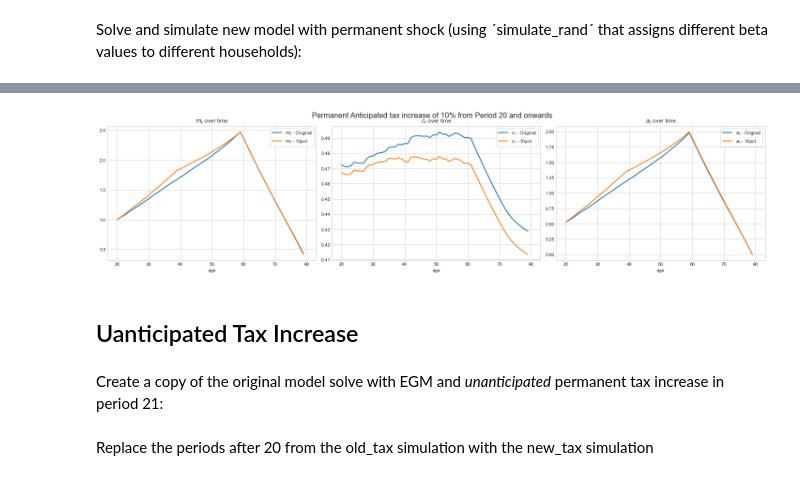
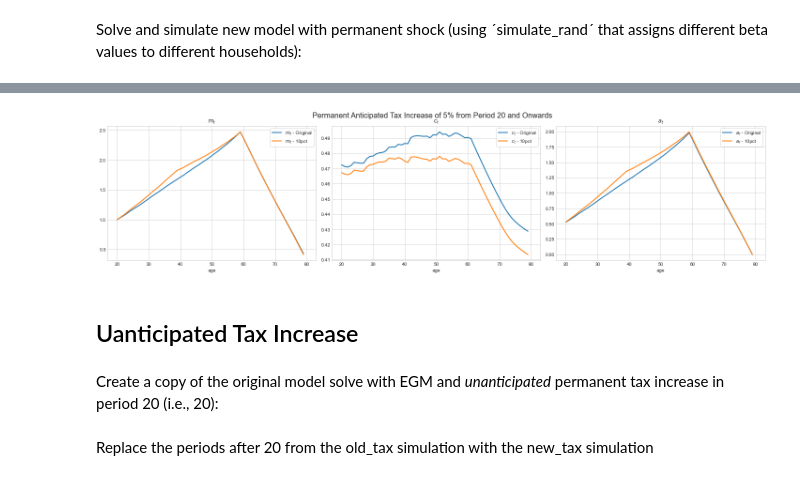
Before and after one commit to HansChristianPOLIT/LostInOptimization, a Jupyter notebook: Jeppe/01. BufferStockModel/01. BufferStockModel.ipynb, the cells around one changed output, grey strips where cells are left out. Cells and saved outputs as stored; diff of their text form; code cells hidden in the pictures.

```diff
--- a/Jeppe/01. BufferStockModel/01. BufferStockModel.ipynb
+++ b/Jeppe/01. BufferStockModel/01. BufferStockModel.ipynb
@@ -145,7 +147,7 @@ simvarlist = [('m','$m_t$'),
 fig, axs = plt.subplots(1, len(simvarlist), figsize=(20, 5))
 
 # add a title over the entire figure
-fig.suptitle("Transitory Anticipated tax increase of 5% in Period 20", fontsize=16)
+fig.suptitle("Transitory Anticipated Tax Increase of 5% in Period 20", fontsize=16)
 
 age = np.arange(par.T)
 
@@ -159,7 +161,7 @@ for i, (simvar, simvarlatex) in enumerate(simvarlist):
     axs[i].legend(frameon=True)
     axs[i].grid(True)
     axs[i].set_xlabel('age')
-    axs[i].set_title(f'{simvarlatex} over time')
+    axs[i].set_title(f'{simvarlatex}')
 
     # Change x-axis labels to show 20 years later
     xticks = axs[i].get_xticks()
@@ -251,40 +253,40 @@ simvarlist = [('m','$m_t$'),
 # b. figure
 fig, axs = plt.subplots(1, len(simvarlist), figsize=(20, 5))
 
 # add a title over the entire figure
-fig.suptitle("Permanent Anticipated tax increase of 10% from Period 20 and onwards", fontsize=16)
+fig.suptitle("Permanent Anticipated Tax Increase of 5% from Period 20 and Onwards", fontsize=16)
 
 age = np.arange(par.T)
 
 for i, (simvar,simvarlatex) in enumerate(simvarlist):
 
     simdata = getattr(sim,simvar+'_rand')
     simdata_5pct = getattr(sim_5pct,simvar+'_rand')
     axs[i].plot(age,np.mean(simdata,axis=1),lw=2,label=f'{simvarlatex} - Original')
     axs[i].plot(age,np.mean(simdata_5pct,axis=1),lw=2,label=f'{simvarlatex} - 10pct')
 
     axs[i].legend(frameon=True)
     axs[i].grid(True)
     axs[i].set_xlabel('age')
-    axs[i].set_title(f'{simvarlatex} over time')
+    axs[i].set_title(f'{simvarlatex}')
 
     # Change x-axis labels to show 20 years later
     xticks = axs[i].get_xticks()
     axs[i].set_xticks(xticks)  # Set tick positions, this line is actually redundant here because it's the same as before
     new_xticks = xticks + 20
     axs[i].set_xticklabels([int(val) if val.is_integer() else val for val in new_xticks])
     axs[i].set_xlim(-3, 63)
 
 plt.tight_layout()
 # Adjust the layout so that title does not overlap with the top plot
 plt.subplots_adjust(top=0.9)
 plt.show()
 # %% [output]
-[figure, old version]
+[figure, new version]
 # %% [markdown]
 ## Uanticipated Tax Increase
 # %% [markdown]
-Create a copy of the original model solve with EGM and *unanticipated* permanent tax increase in period 21:
+Create a copy of the original model solve with EGM and *unanticipated* permanent tax increase in period 20 (i.e., 20):
 # %%
 model_unanticipated5pct = model_egm.copy()
 # %% [markdown]
```
Also changed, not shown: parts of 26 cells of this notebook, 5 other files.
